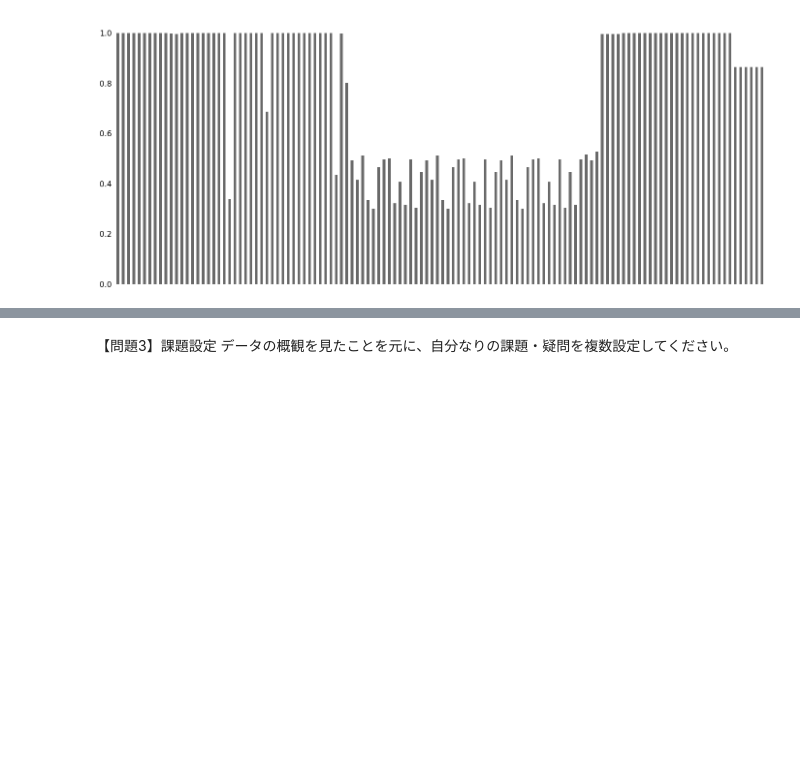
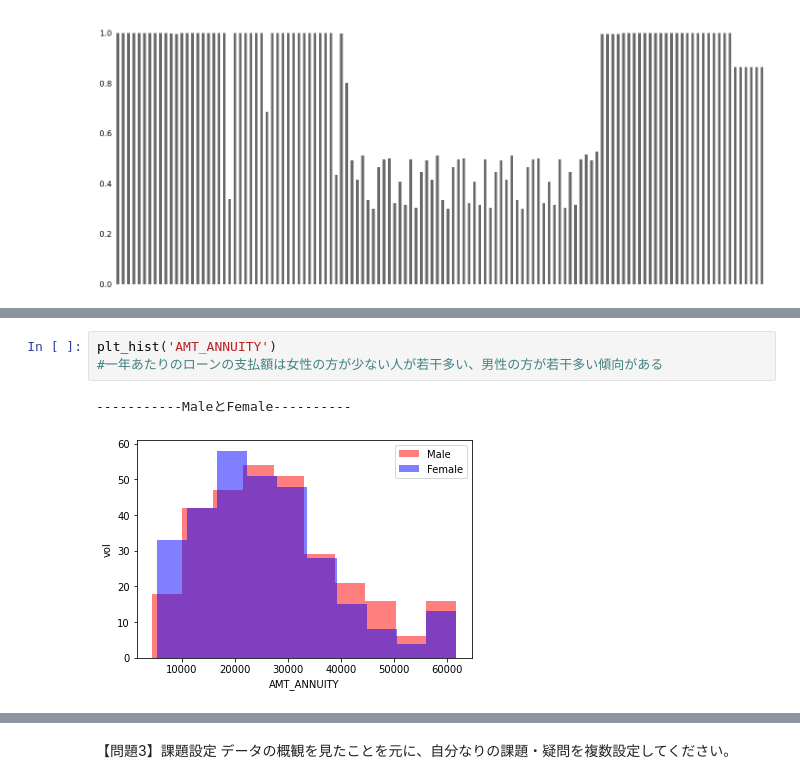
Before and after one commit to white2021mtf/diveintocode-ml, a Jupyter notebook: Credit_information_analysis.ipynb, the cells around one changed output, grey strips where cells are left out. Cells and saved outputs as stored; diff of their text form; blank space fills up the shorter version.

```diff
--- a/Credit_information_analysis.ipynb
+++ b/Credit_information_analysis.ipynb
@@ -149,0 +226,6 @@ Length: 122, dtype: int64
+# %%
+plt_hist('AMT_ANNUITY')
+#一年あたりのローンの支払額は女性の方が少ない人が若干多い、男性の方が若干多い傾向がある
+# %% [output]
+-----------MaleとFemale----------
+[figure, added]
```
Also changed, not shown: parts of 9 cells of this notebook.
